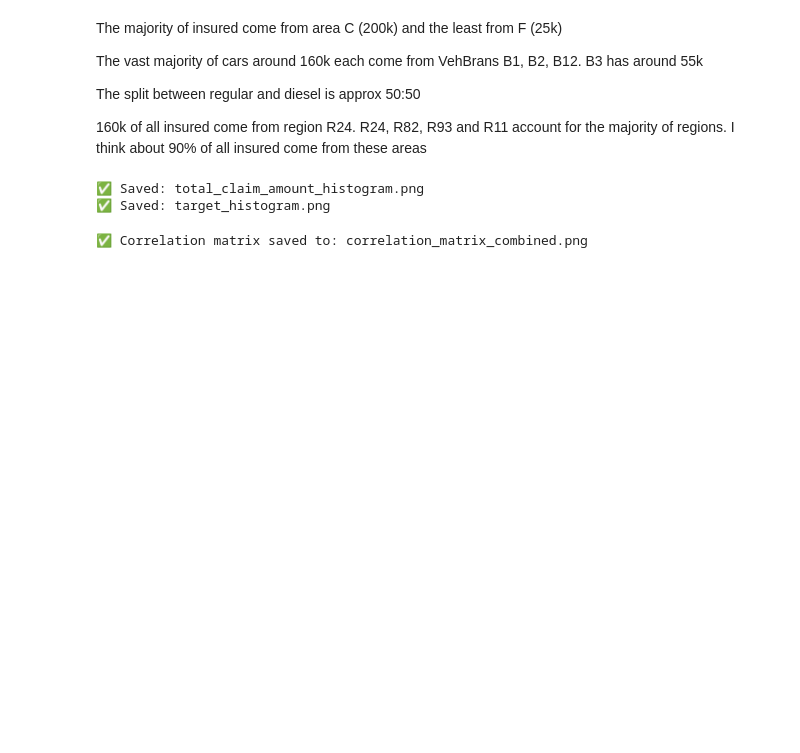
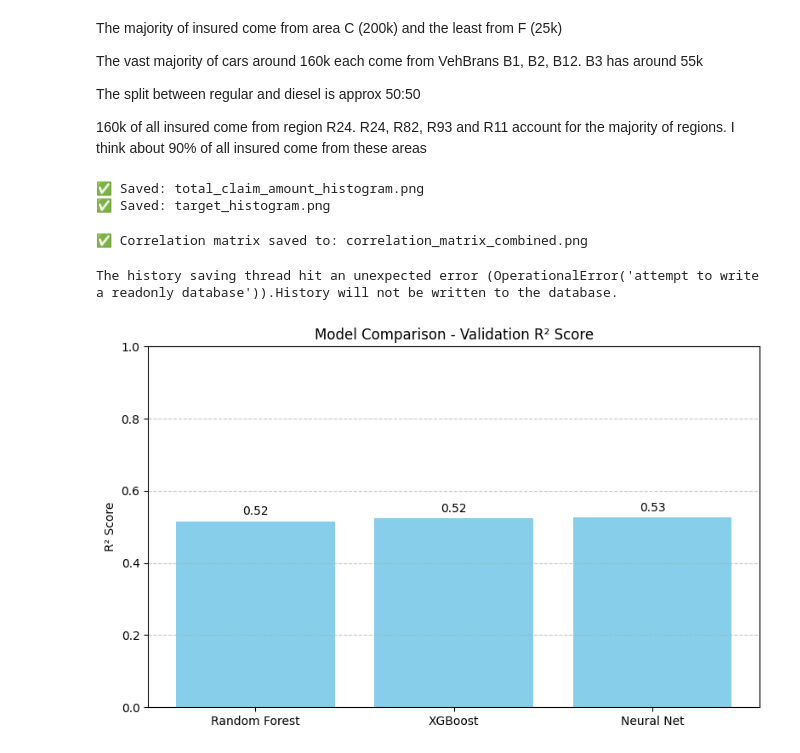
Before and after one commit to CatiaV5/InsuranceDataExploration, a Jupyter notebook: EDA_HUK.ipynb, the cells around one changed output. Cells and saved outputs as stored; diff of their text form; code cells hidden in the pictures; blank space fills up the shorter version.

```diff
--- a/EDA_HUK.ipynb
+++ b/EDA_HUK.ipynb
@@ -402,3 +402,24 @@ def plot_and_save_correlation_matrix(df, columns=None, filename="correlation_mat
 plot_and_save_correlation_matrix(df_combined, filename="correlation_matrix_combined.png")
 # %% [output]
 ✅ Correlation matrix saved to: correlation_matrix_combined.png
+# %%
+import matplotlib.pyplot as plt
+
+models = ['Random Forest', 'XGBoost', 'Neural Net']
+val_r2_scores = [0.516, 0.524, 0.527]
+
+plt.figure(figsize=(8, 5))
+bars = plt.bar(models, val_r2_scores, color='skyblue')
+plt.title("Model Comparison - Validation R² Score")
+plt.ylabel("R² Score")
+plt.ylim(0, 1)
+for bar, score in zip(bars, val_r2_scores):
+    plt.text(bar.get_x() + bar.get_width() / 2, bar.get_height() + 0.01,
+             f"{score:.2f}", ha='center', va='bottom')
+plt.grid(axis='y', linestyle='--', alpha=0.7)
+plt.tight_layout()
+plt.savefig("model_val_r2_comparison.png")
+plt.show()
+# %% [output]
+The history saving thread hit an unexpected error (OperationalError('attempt to write a readonly database')).History will not be written to the database.
+[figure, added]
```
Also changed, not shown: 6 other files.
